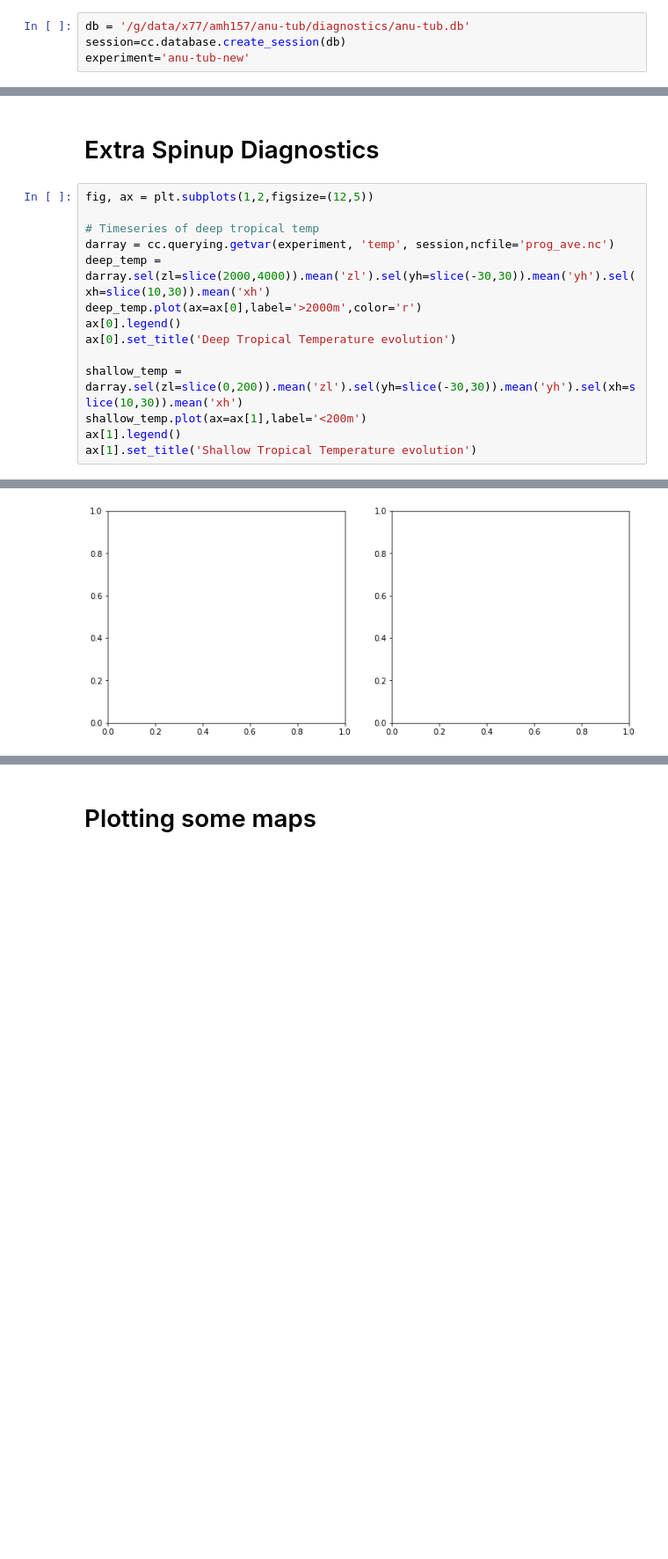
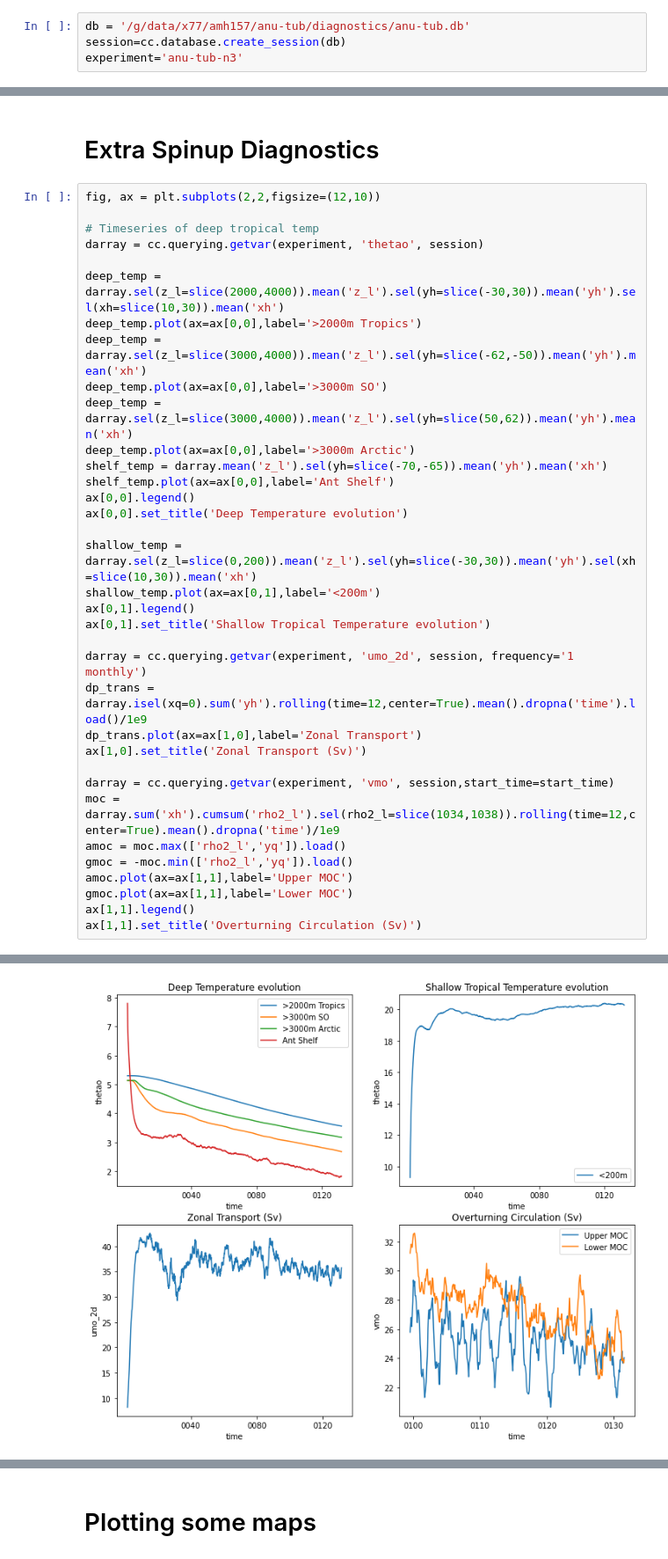
Before and after one commit to AndyHoggANU/anu-tub, a Jupyter notebook: diagnostics/Start_Plotting.ipynb, the cells around one changed output, grey strips where cells are left out. Shown at 88% size. Cells and saved outputs as stored; diff of their text form; blank space fills up the shorter version.

```diff
--- a/diagnostics/Start_Plotting.ipynb
+++ b/diagnostics/Start_Plotting.ipynb
@@ -13,7 +13,7 @@ from cosima_cookbook import explore
 # %%
 db = '/g/data/x77/amh157/anu-tub/diagnostics/anu-tub.db'
 session=cc.database.create_session(db)
-experiment='anu-tub-new'
+experiment='anu-tub-n3'
 # %%
 client = Client()
 client
@@ -49,17 +49,38 @@ darray.sum('Layer').plot(ax=ax[1,1])
 # %% [markdown]
 # Extra Spinup Diagnostics
 # %%
-fig, ax = plt.subplots(1,2,figsize=(12,5))
+fig, ax = plt.subplots(2,2,figsize=(12,10))
 
 # Timeseries of deep tropical temp
-darray = cc.querying.getvar(experiment, 'temp', session,ncfile='prog_ave.nc')
-deep_temp = darray.sel(zl=slice(2000,4000)).mean('zl').sel(yh=slice(-30,30)).mean('yh').sel(xh=slice(10,30)).mean('xh')
-deep_temp.plot(ax=ax[0],label='>2000m',color='r')
-ax[0].legend()
-ax[0].set_title('Deep Tropical Temperature evolution')
+darray = cc.querying.getvar(experiment, 'thetao', session)
 
-shallow_temp = darray.sel(zl=slice(0,200)).mean('zl').sel(yh=slice(-30,30)).mean('yh').sel(xh=slice(10,30)).mean('xh')
-shallow_temp.plot(ax=ax[1],label='<200m')
-ax[1].legend()
-ax[1].set_title('Shallow Tropical Temperature evolution')
+deep_temp = darray.sel(z_l=slice(2000,4000)).mean('z_l').sel(yh=slice(-30,30)).mean('yh').sel(xh=slice(10,30)).mean('xh')
+deep_temp.plot(ax=ax[0,0],label='>2000m Tropics')
+deep_temp = darray.sel(z_l=slice(3000,4000)).mean('z_l').sel(yh=slice(-62,-50)).mean('yh').mean('xh')
+deep_temp.plot(ax=ax[0,0],label='>3000m SO')
+deep_temp = darray.sel(z_l=slice(3000,4000)).mean('z_l').sel(yh=slice(50,62)).mean('yh').mean('xh')
+deep_temp.plot(ax=ax[0,0],label='>3000m Arctic')
+shelf_temp = darray.mean('z_l').sel(yh=slice(-70,-65)).mean('yh').mean('xh')
+shelf_temp.plot(ax=ax[0,0],label='Ant Shelf')
+ax[0,0].legend()
+ax[0,0].set_title('Deep Temperature evolution')
+
+shallow_temp = darray.sel(z_l=slice(0,200)).mean('z_l').sel(yh=slice(-30,30)).mean('yh').sel(xh=slice(10,30)).mean('xh')
+shallow_temp.plot(ax=ax[0,1],label='<200m')
+ax[0,1].legend()
+ax[0,1].set_title('Shallow Tropical Temperature evolution')
+
+darray = cc.querying.getvar(experiment, 'umo_2d', session, frequency='1 monthly')
+dp_trans = darray.isel(xq=0).sum('yh').rolling(time=12,center=True).mean().dropna('time').load()/1e9
+dp_trans.plot(ax=ax[1,0],label='Zonal Transport')
+ax[1,0].set_title('Zonal Transport (Sv)')
+
+darray = cc.querying.getvar(experiment, 'vmo', session,start_time=start_time)
+moc = darray.sum('xh').cumsum('rho2_l').sel(rho2_l=slice(1034,1038)).rolling(time=12,center=True).mean().dropna('time')/1e9
+amoc = moc.max(['rho2_l','yq']).load()
+gmoc = -moc.min(['rho2_l','yq']).load()
+amoc.plot(ax=ax[1,1],label='Upper MOC')
+gmoc.plot(ax=ax[1,1],label='Lower MOC')
+ax[1,1].legend()
+ax[1,1].set_title('Overturning Circulation (Sv)')
 # %% [output]
@@ -67 +88 @@ KeyError: 'time'
-[figure, old version]
+[figure, new version]
```
Also changed, not shown: parts of 14 cells of this notebook, 2 other files.
